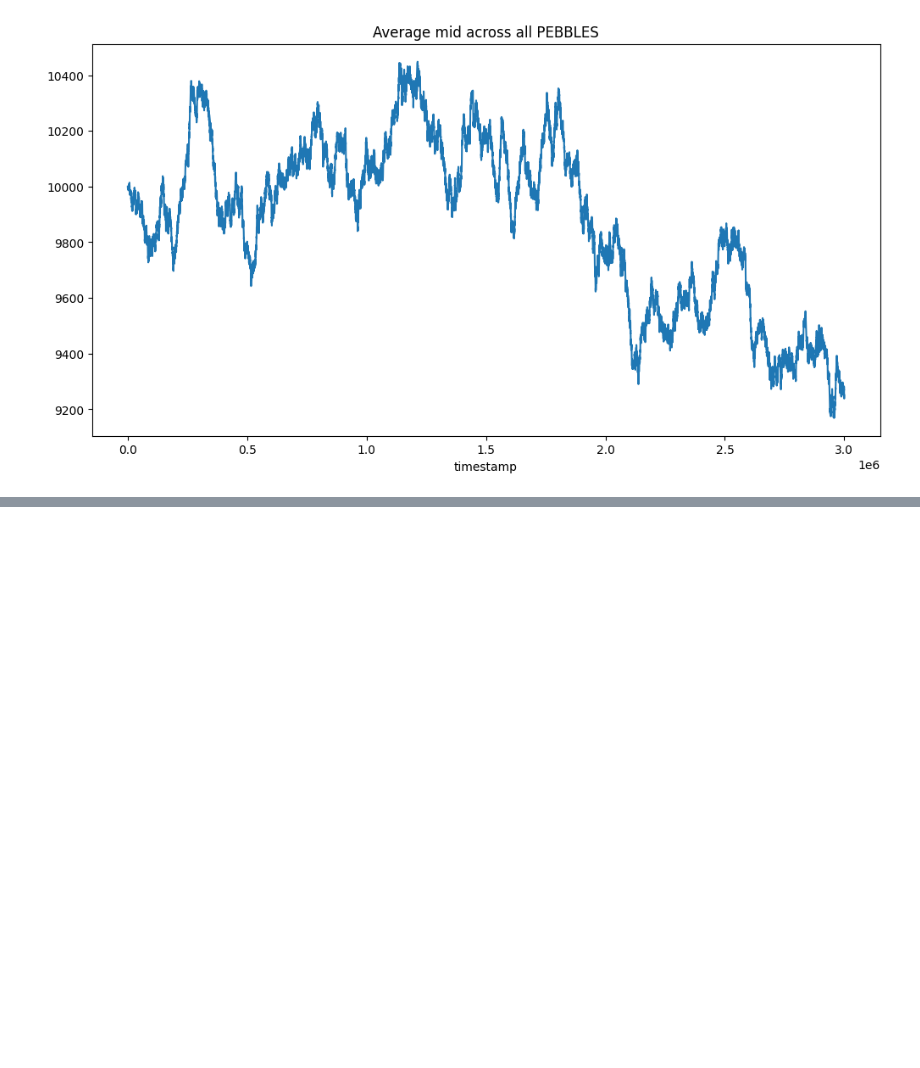
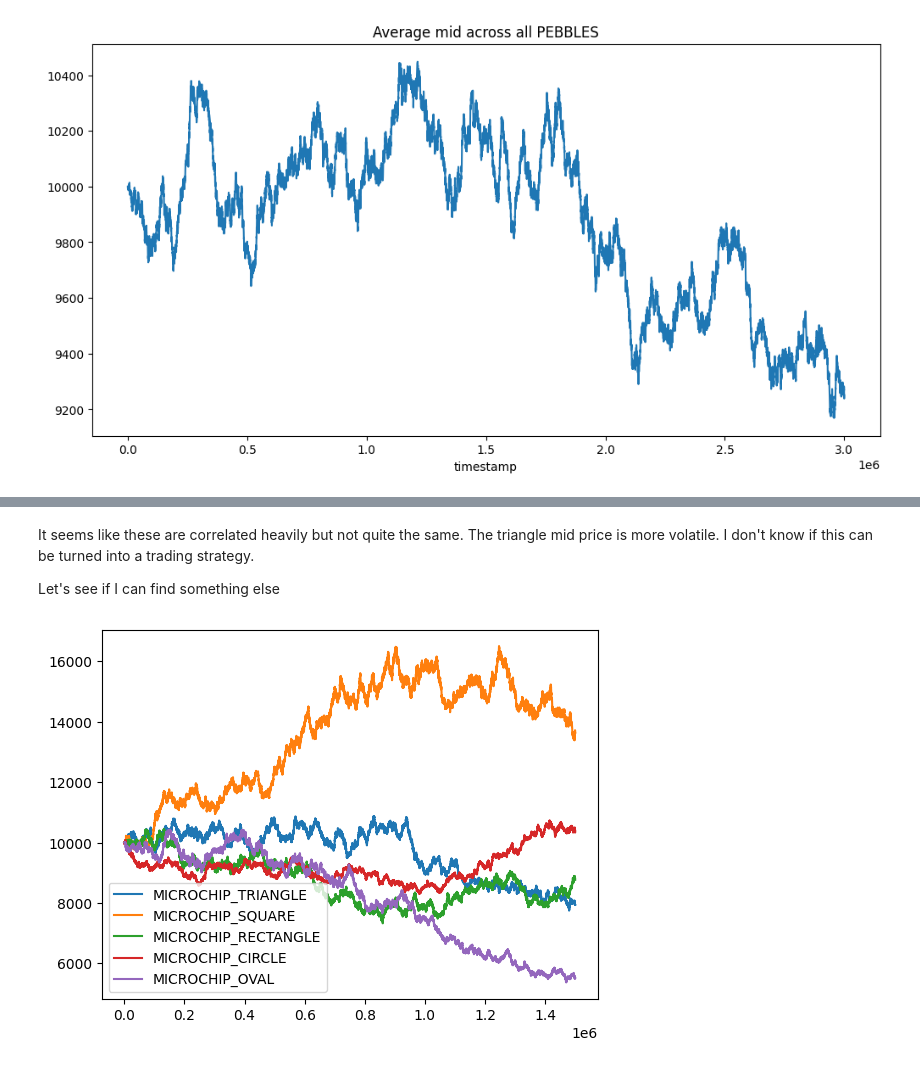
Before and after one commit to nikaslukyanov/kernel_trick, a Jupyter notebook: round5/microchips.ipynb, the cells around one changed output, grey strips where cells are left out. Cells and saved outputs as stored; diff of their text form; code cells hidden in the pictures; blank space fills up the shorter version.

```diff
--- a/round5/microchips.ipynb
+++ b/round5/microchips.ipynb
@@ -68,0 +87,12 @@ mids["PEBBLES_avg"].plot(figsize=(12, 6), title="Average mid across all PEBBLES"
+# %% [markdown]
+It seems like these are correlated heavily but not quite the same. The triangle mid price is more volatile. I don't know if this can be turned into a trading strategy.
+
+Let's see if I can find something else
+# %%
+for p in chips:
+    if p in chips:
+        plt.plot(chip_prices[chip_prices['product'] == p]['mid_price'], label=p)
+plt.legend()
+plt.show()
+# %% [output]
+[figure, added]
```
Also changed, not shown: parts of 5 cells of this notebook.
